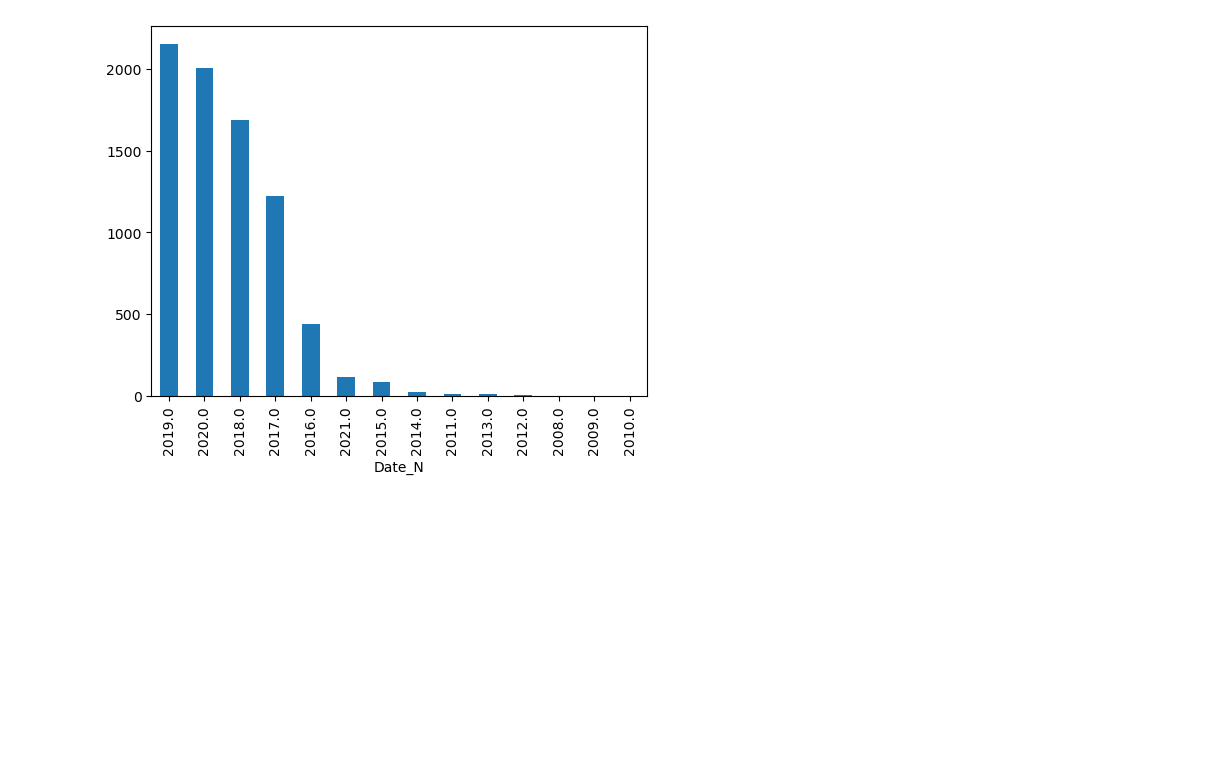
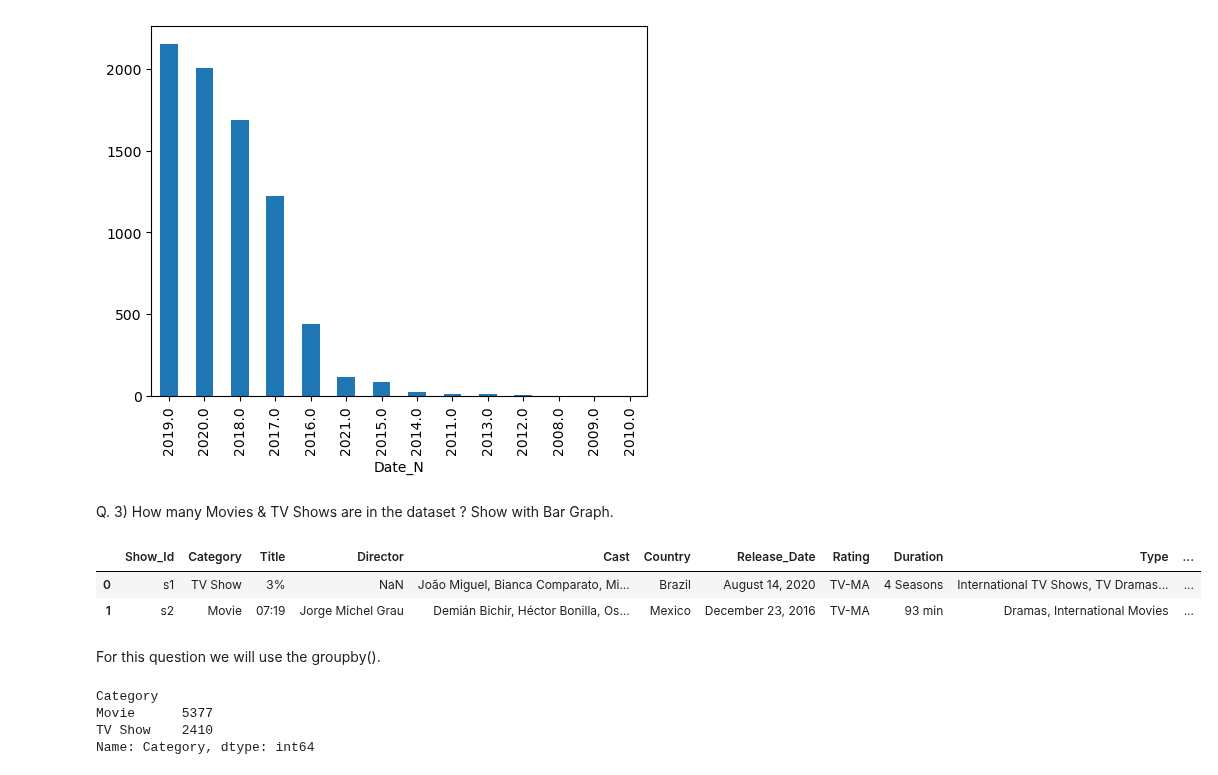
Before and after one commit to Lenmbugua/Analytics-Practice-Datasets, a Jupyter notebook: Netflix Dataset Project.ipynb, the cells around one changed output. Cells and saved outputs as stored; diff of their text form; code cells hidden in the pictures; blank space fills up the shorter version.

```diff
--- a/Netflix Dataset Project.ipynb
+++ b/Netflix Dataset Project.ipynb
@@ -247,3 +247,20 @@ df['Date_N'].dt.year.value_counts().plot(kind='bar')
 # %% [output]
 <Axes: xlabel='Date_N'>
 [figure]
+# %% [markdown]
+Q. 3) How many Movies & TV Shows are in the dataset ? Show with Bar Graph.
+# %%
+df.head(2)                              # This shows where the movies and tv shows lie in which column which shows Category
+# %% [output]
+|  | Show_Id | Category | Title | Director | Cast | Country | Release_Date | Rating | Duration | Type | ... |
+| 0 | s1 | TV Show | 3% | NaN | João Miguel, Bianca Comparato, Mi... | Brazil | August 14, 2020 | TV-MA | 4 Seasons | International TV Shows, TV Dramas... | ... |
+| 1 | s2 | Movie | 07:19 | Jorge Michel Grau | Demián Bichir, Héctor Bonilla, Os... | Mexico | December 23, 2016 | TV-MA | 93 min | Dramas, International Movies | ... |
+# %% [markdown]
+For this question we will use the groupby().
+# %%
+df.groupby('Category').Category.count()          # To group all unique items of a column and show their count.
+# %% [output]
+Category
+Movie      5377
+TV Show    2410
+Name: Category, dtype: int64
```
Also changed, not shown: parts of 11 cells of this notebook.
